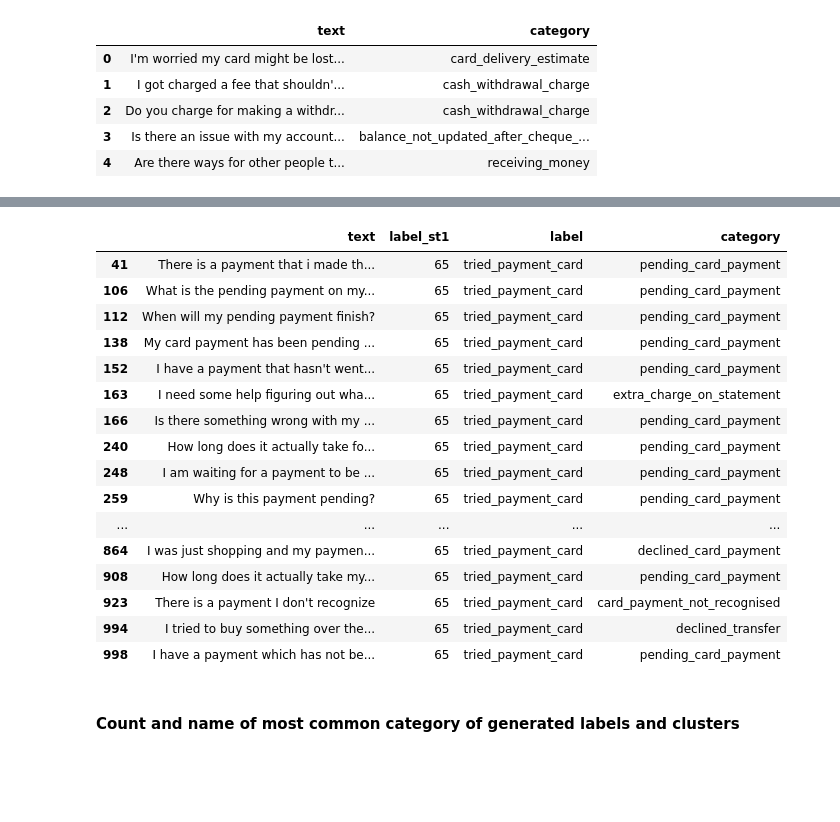
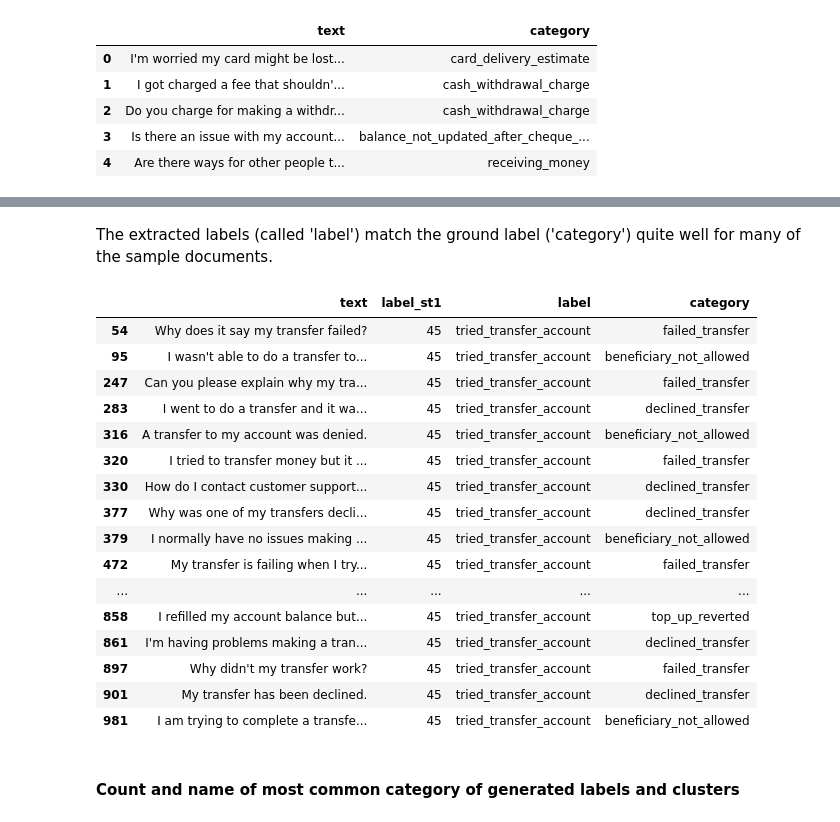
Before and after one commit to dborrelli/chat-intents, a Jupyter notebook: notebooks/05-label-intents.ipynb, the cells around one changed output, grey strips where cells are left out. Cells and saved outputs as stored; diff of their text form; code cells hidden in the pictures; blank space fills up the shorter version.

Commit message:
Add markdown and rerun with updated clusters

```diff
--- a/notebooks/05-label-intents.ipynb
+++ b/notebooks/05-label-intents.ipynb
@@ -53,5 +60,7 @@ example_category
 # %%
-example_doc = nlp(list(example_category['text'])[11])
+example_doc = nlp(list(example_category['text'])[12])
+
+print(f'{example_doc}\n')
 
 for token in example_doc:
     print(token.text, token.lemma_, token.pos_, token.tag_, token.dep_ , token.is_stop)
@@ -92,6 +106,16 @@ def get_group(df, category_col, category):
     return single_category
 # %%
 def most_common(lst, n_words):
+    """
+    Get most common words in a list of words
+
+    Arguments:
+        lst: list, each element is a word
+        n_words: number of top common words to return
+
+    Returns:
+        counter.most_common(n_words): counter object of n most common words
+    """
     counter=collections.Counter(lst)
     return counter.most_common(n_words)
 # %%
@@ -159,6 +197,19 @@ def extract_labels(category_docs, print_word_counts=False):
     return label
 # %%
 def apply_and_summarize_labels(df, category_col):
+    """
+    Assign groups to original documents and provide group counts
+
+    Arguments:
+        df: pandas dataframe of original documents of interest to
+            cluster
+        category_col: str, column name corresponding to categories or clusters
+
+    Returns:
+        summary_df: pandas dataframe with model cluster assignment, number
+                    of documents in each cluster and derived labels
+    """
+
     numerical_labels = df[category_col].unique()
 
     # create dictionary of the numerical category to the generated label
@@ -179,6 +230,17 @@ def apply_and_summarize_labels(df, category_col):
     return summary_df
 # %%
 def combine_ground_truth(df_clusters, df_ground, key):
+    """
+    Combines dataframes of documents with extracted and ground truth labels
+
+    Arguments:
+        df_clusters: pandas dataframe, each row as a document with corresponding extracted label
+        df_ground: pandas dataframe, each row as a document with corresponding ground truth label
+        key: str, key to merge tables on
+
+    Returns:
+        df_combined: pandas dataframe, each row as a document with extracted and ground truth labels
+    """
     df_combined = pd.merge(df_clusters, df_ground, on=key, how = 'left')
     return df_combined
 # %%
@@ -248,23 +348,25 @@ labeled_clusters.head()
+# %% [markdown]
+The extracted labels (called 'label') match the ground label ('category') quite well for many of the sample documents.
 # %%
-labeled_clusters[labeled_clusters['label_st1']==65]
+labeled_clusters[labeled_clusters['label_st1']==45]
 # %% [output]
 |  | text | label_st1 | label | category |
-| 41 | There is a payment that i made th... | 65 | tried_payment_card | pending_card_payment |
-| 106 | What is the pending payment on my... | 65 | tried_payment_card | pending_card_payment |
-| 112 | When will my pending payment finish? | 65 | tried_payment_card | pending_card_payment |
-| 138 | My card payment has been pending ... | 65 | tried_payment_card | pending_card_payment |
-| 152 | I have a payment that hasn't went... | 65 | tried_payment_card | pending_card_payment |
-| 163 | I need some help figuring out wha... | 65 | tried_payment_card | extra_charge_on_statement |
-| 166 | Is there something wrong with my ... | 65 | tried_payment_card | pending_card_payment |
-| 240 | How long does it actually take fo... | 65 | tried_payment_card | pending_card_payment |
-| 248 | I am waiting for a payment to be ... | 65 | tried_payment_card | pending_card_payment |
-| 259 | Why is this payment pending? | 65 | tried_payment_card | pending_card_payment |
+| 54 | Why does it say my transfer failed? | 45 | tried_transfer_account | failed_transfer |
+| 95 | I wasn't able to do a transfer to... | 45 | tried_transfer_account | beneficiary_not_allowed |
+| 247 | Can you please explain why my tra... | 45 | tried_transfer_account | failed_transfer |
+| 283 | I went to do a transfer and it wa... | 45 | tried_transfer_account | declined_transfer |
+| 316 | A transfer to my account was denied. | 45 | tried_transfer_account | beneficiary_not_allowed |
+| 320 | I tried to transfer money but it ... | 45 | tried_transfer_account | failed_transfer |
+| 330 | How do I contact customer support... | 45 | tried_transfer_account | declined_transfer |
+| 377 | Why was one of my transfers decli... | 45 | tried_transfer_account | declined_transfer |
+| 379 | I normally have no issues making ... | 45 | tried_transfer_account | beneficiary_not_allowed |
+| 472 | My transfer is failing when I try... | 45 | tried_transfer_account | failed_transfer |
 | ... | ... | ... | ... | ... |
-| 864 | I was just shopping and my paymen... | 65 | tried_payment_card | declined_card_payment |
-| 908 | How long does it actually take my... | 65 | tried_payment_card | pending_card_payment |
-| 923 | There is a payment I don't recognize | 65 | tried_payment_card | card_payment_not_recognised |
-| 994 | I tried to buy something over the... | 65 | tried_payment_card | declined_transfer |
-| 998 | I have a payment which has not be... | 65 | tried_payment_card | pending_card_payment |
+| 858 | I refilled my account balance but... | 45 | tried_transfer_account | top_up_reverted |
+| 861 | I'm having problems making a tran... | 45 | tried_transfer_account | declined_transfer |
+| 897 | Why didn't my transfer work? | 45 | tried_transfer_account | failed_transfer |
+| 901 | My transfer has been declined. | 45 | tried_transfer_account | declined_transfer |
+| 981 | I am trying to complete a transfe... | 45 | tried_transfer_account | beneficiary_not_allowed |
 # %% [markdown]
 #### Count and name of most common category of generated labels and clusters
 # %%
```
Also changed, not shown: parts of 20 cells of this notebook.
